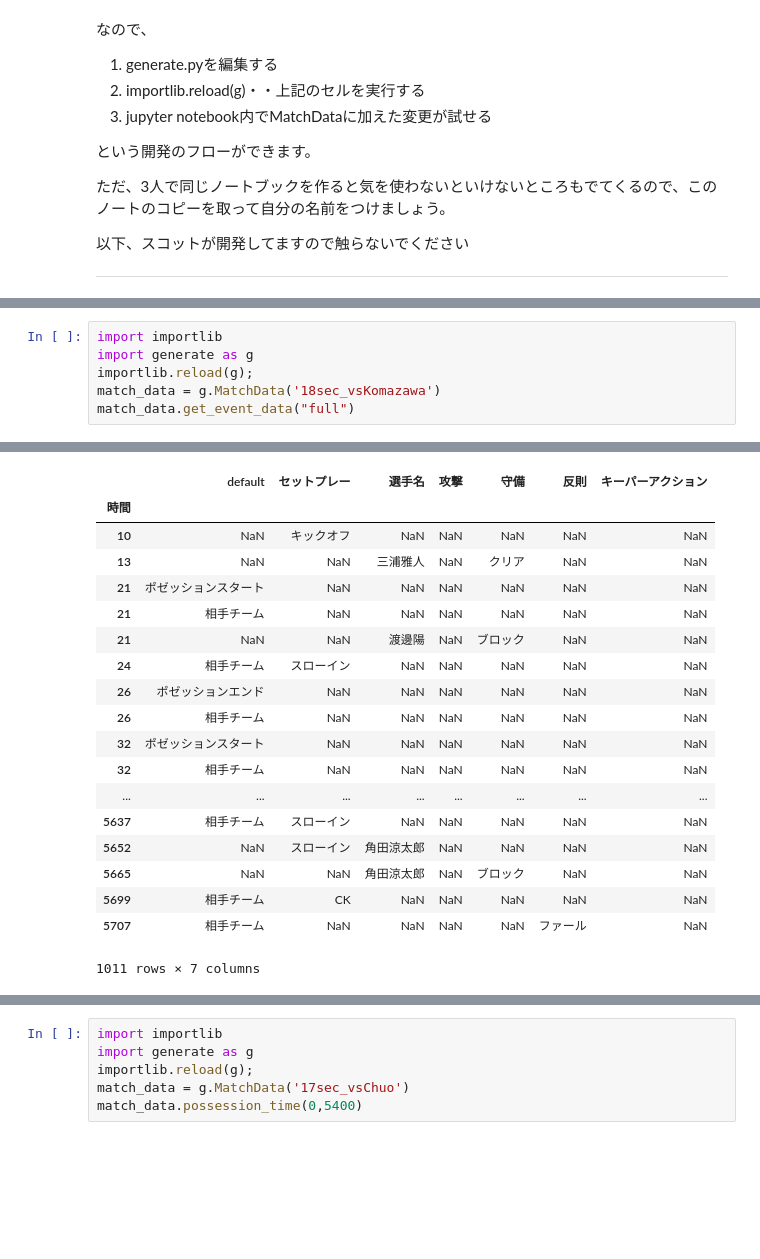
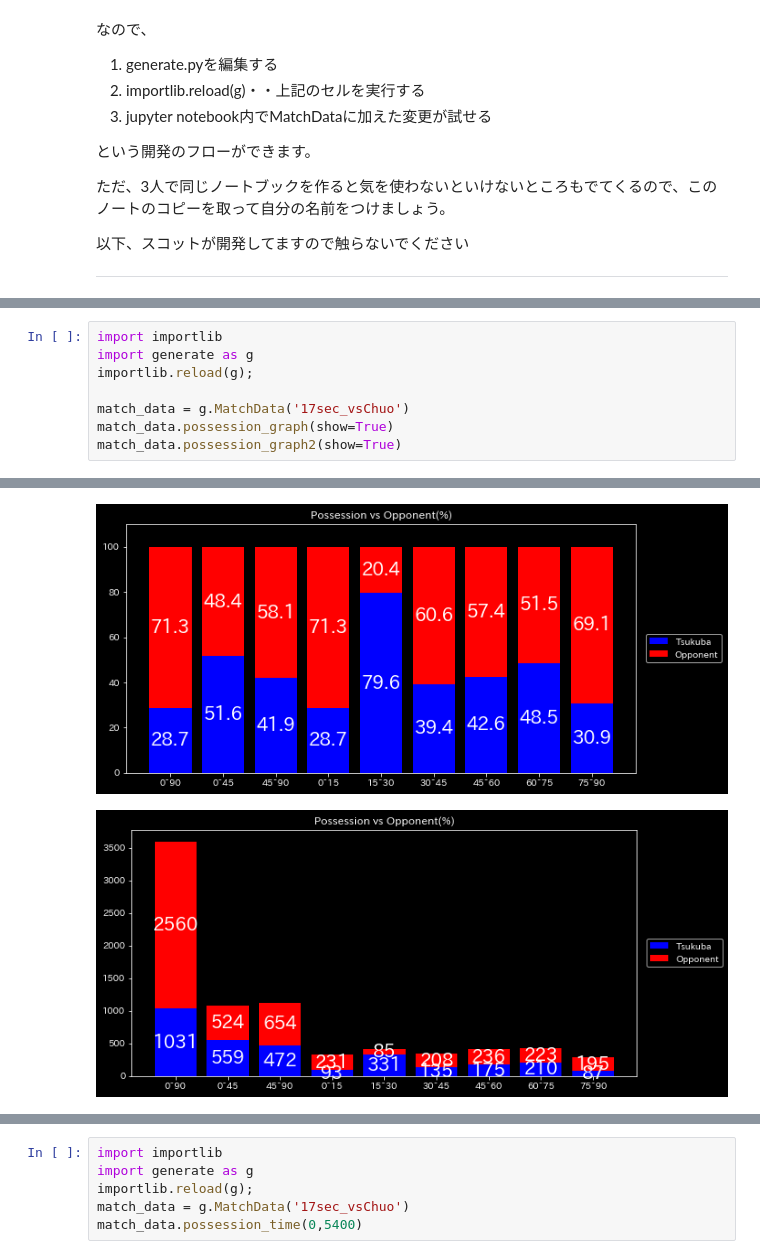
Before and after one commit to shukyu/Dashboard, a Jupyter notebook: generate.ipynb, the cells around one changed output, grey strips where cells are left out. Saved outputs shown, nothing was run; the diff lists cells and outputs as text; blank space fills up the shorter version.

```diff
--- a/generate.ipynb
+++ b/generate.ipynb
@@ -55,6 +33,8 @@ match_data.get_event_data("full")
 import importlib
 import generate as g
 importlib.reload(g);
-match_data = g.MatchData('18sec_vsKomazawa')
-match_data.get_event_data("full")
+
+match_data = g.MatchData('17sec_vsChuo')
+match_data.possession_graph(show=True)
+match_data.possession_graph2(show=True)
 # %% [output]
@@ -78,19 +41,2 @@ match_data.get_event_data("full")
-|  | default | セットプレー | 選手名 | 攻撃 | 守備 | 反則 | キーパーアクション |
-| 時間 |  |  |  |  |  |  |  |
-| 10 | NaN | キックオフ | NaN | NaN | NaN | NaN | NaN |
-| 13 | NaN | NaN | 三浦雅人 | NaN | クリア | NaN | NaN |
-| 21 | ポゼッションスタート | NaN | NaN | NaN | NaN | NaN | NaN |
-| 21 | 相手チーム | NaN | NaN | NaN | NaN | NaN | NaN |
-| 21 | NaN | NaN | 渡邊陽 | NaN | ブロック | NaN | NaN |
-| 24 | 相手チーム | スローイン | NaN | NaN | NaN | NaN | NaN |
-| 26 | ポゼッションエンド | NaN | NaN | NaN | NaN | NaN | NaN |
-| 26 | 相手チーム | NaN | NaN | NaN | NaN | NaN | NaN |
-| 32 | ポゼッションスタート | NaN | NaN | NaN | NaN | NaN | NaN |
-| 32 | 相手チーム | NaN | NaN | NaN | NaN | NaN | NaN |
-| ... | ... | ... | ... | ... | ... | ... | ... |
-| 5637 | 相手チーム | スローイン | NaN | NaN | NaN | NaN | NaN |
-| 5652 | NaN | スローイン | 角田涼太郎 | NaN | NaN | NaN | NaN |
-| 5665 | NaN | NaN | 角田涼太郎 | NaN | ブロック | NaN | NaN |
-| 5699 | 相手チーム | CK | NaN | NaN | NaN | NaN | NaN |
-| 5707 | 相手チーム | NaN | NaN | NaN | NaN | ファール | NaN |
-1011 rows × 7 columns
+[figure, added]
+[figure, added]
```
Also changed, not shown: parts of 3 cells of this notebook, 2 other files.
